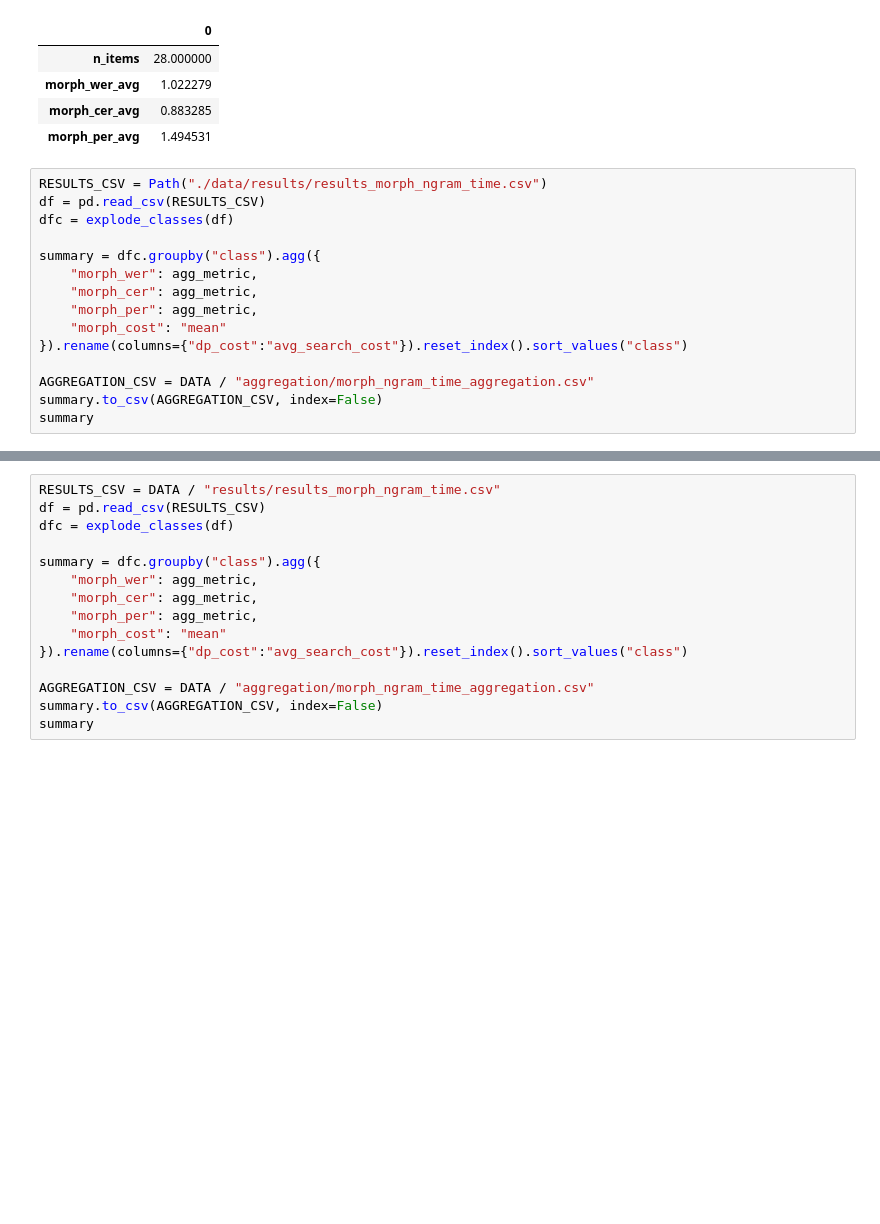
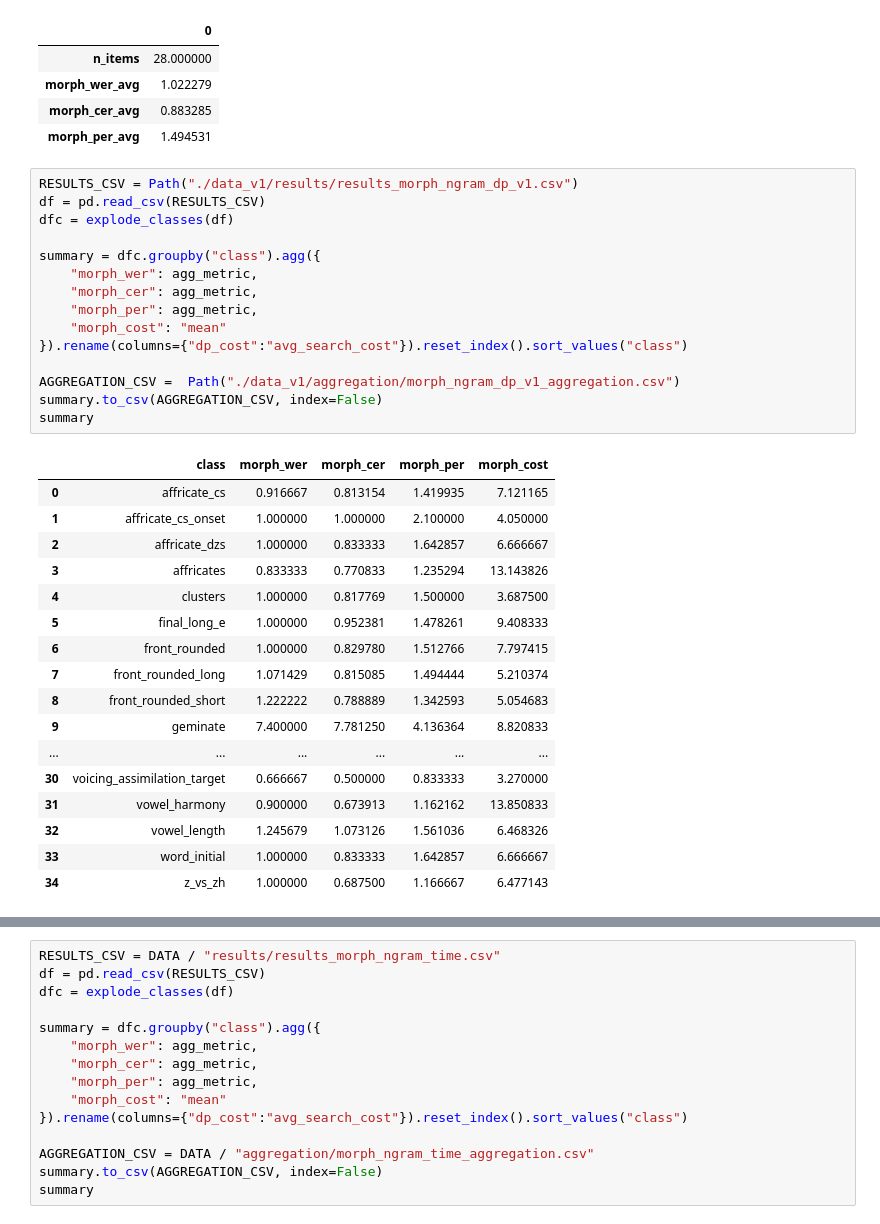
Before and after one commit to Mliviusz/ThesisProject, a Jupyter notebook: notebooks/04_perclass_analysis.ipynb, the cells around one changed output, grey strips where cells are left out. Saved outputs shown, nothing was run; the diff lists cells and outputs as text; blank space fills up the shorter version.

```diff
--- a/notebooks/04_perclass_analysis.ipynb
+++ b/notebooks/04_perclass_analysis.ipynb
@@ -141,17 +136,35 @@ pd.DataFrame([summary]).T
 | morph_cer_avg | 0.883285 |
 | morph_per_avg | 1.494531 |
 # %%
-RESULTS_CSV = Path("./data/results/results_morph_ngram_time.csv")
+RESULTS_CSV = Path("./data_v1/results/results_morph_ngram_dp_v1.csv")
 df = pd.read_csv(RESULTS_CSV)
 dfc = explode_classes(df)
 
 summary = dfc.groupby("class").agg({
     "morph_wer": agg_metric,
     "morph_cer": agg_metric,
     "morph_per": agg_metric,
     "morph_cost": "mean"
 }).rename(columns={"dp_cost":"avg_search_cost"}).reset_index().sort_values("class")
 
-AGGREGATION_CSV = DATA / "aggregation/morph_ngram_time_aggregation.csv"
+AGGREGATION_CSV =  Path("./data_v1/aggregation/morph_ngram_dp_v1_aggregation.csv")
 summary.to_csv(AGGREGATION_CSV, index=False)
 summary
+# %% [output]
+|  | class | morph_wer | morph_cer | morph_per | morph_cost |
+| 0 | affricate_cs | 0.916667 | 0.813154 | 1.419935 | 7.121165 |
+| 1 | affricate_cs_onset | 1.000000 | 1.000000 | 2.100000 | 4.050000 |
+| 2 | affricate_dzs | 1.000000 | 0.833333 | 1.642857 | 6.666667 |
+| 3 | affricates | 0.833333 | 0.770833 | 1.235294 | 13.143826 |
+| 4 | clusters | 1.000000 | 0.817769 | 1.500000 | 3.687500 |
+| 5 | final_long_e | 1.000000 | 0.952381 | 1.478261 | 9.408333 |
+| 6 | front_rounded | 1.000000 | 0.829780 | 1.512766 | 7.797415 |
+| 7 | front_rounded_long | 1.071429 | 0.815085 | 1.494444 | 5.210374 |
+| 8 | front_rounded_short | 1.222222 | 0.788889 | 1.342593 | 5.054683 |
+| 9 | geminate | 7.400000 | 7.781250 | 4.136364 | 8.820833 |
+| ... | ... | ... | ... | ... | ... |
+| 30 | voicing_assimilation_target | 0.666667 | 0.500000 | 0.833333 | 3.270000 |
+| 31 | vowel_harmony | 0.900000 | 0.673913 | 1.162162 | 13.850833 |
+| 32 | vowel_length | 1.245679 | 1.073126 | 1.561036 | 6.468326 |
+| 33 | word_initial | 1.000000 | 0.833333 | 1.642857 | 6.666667 |
+| 34 | z_vs_zh | 1.000000 | 0.687500 | 1.166667 | 6.477143 |
```
Also changed, not shown: parts of 12 cells of this notebook, 1 other file.
